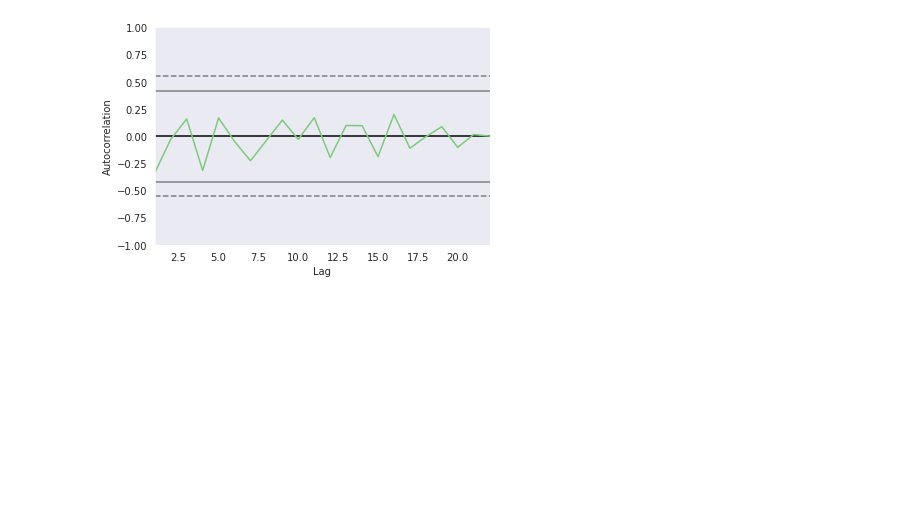
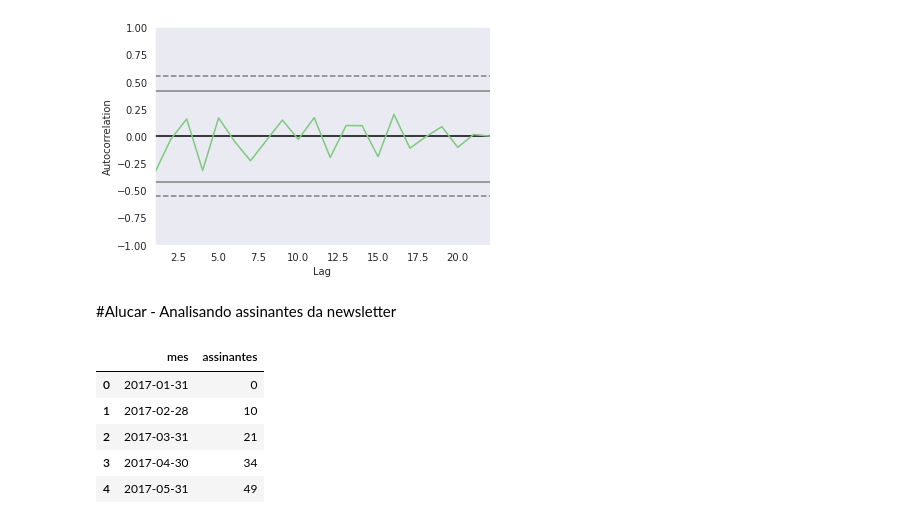
Before and after one commit to erikamarchi/data-science-introducao-a-analise-de-series-temporais, a Jupyter notebook: SeriesTemporais.ipynb, the cells around one changed output. Drawn from its saved outputs; the diff is of its cells as text; code cells hidden in the pictures; blank space fills up the shorter version.

```diff
--- a/SeriesTemporais.ipynb
+++ b/SeriesTemporais.ipynb
@@ -187,3 +187,15 @@ autocorrelation_plot(alucar['aceleracao'][2:])
 # %% [output]
 <matplotlib.axes._subplots.AxesSubplot at 0x...>
 [figure]
+# %% [markdown]
+#Alucar - Analisando assinantes da newsletter
+# %%
+assinantes = pd.read_csv('newsletter_alucar.csv')
+assinantes.head()
+# %% [output]
+|  | mes | assinantes |
+| 0 | 2017-01-31 | 0 |
+| 1 | 2017-02-28 | 10 |
+| 2 | 2017-03-31 | 21 |
+| 3 | 2017-04-30 | 34 |
+| 4 | 2017-05-31 | 49 |
```
Also changed, not shown: parts of 5 cells of this notebook.
